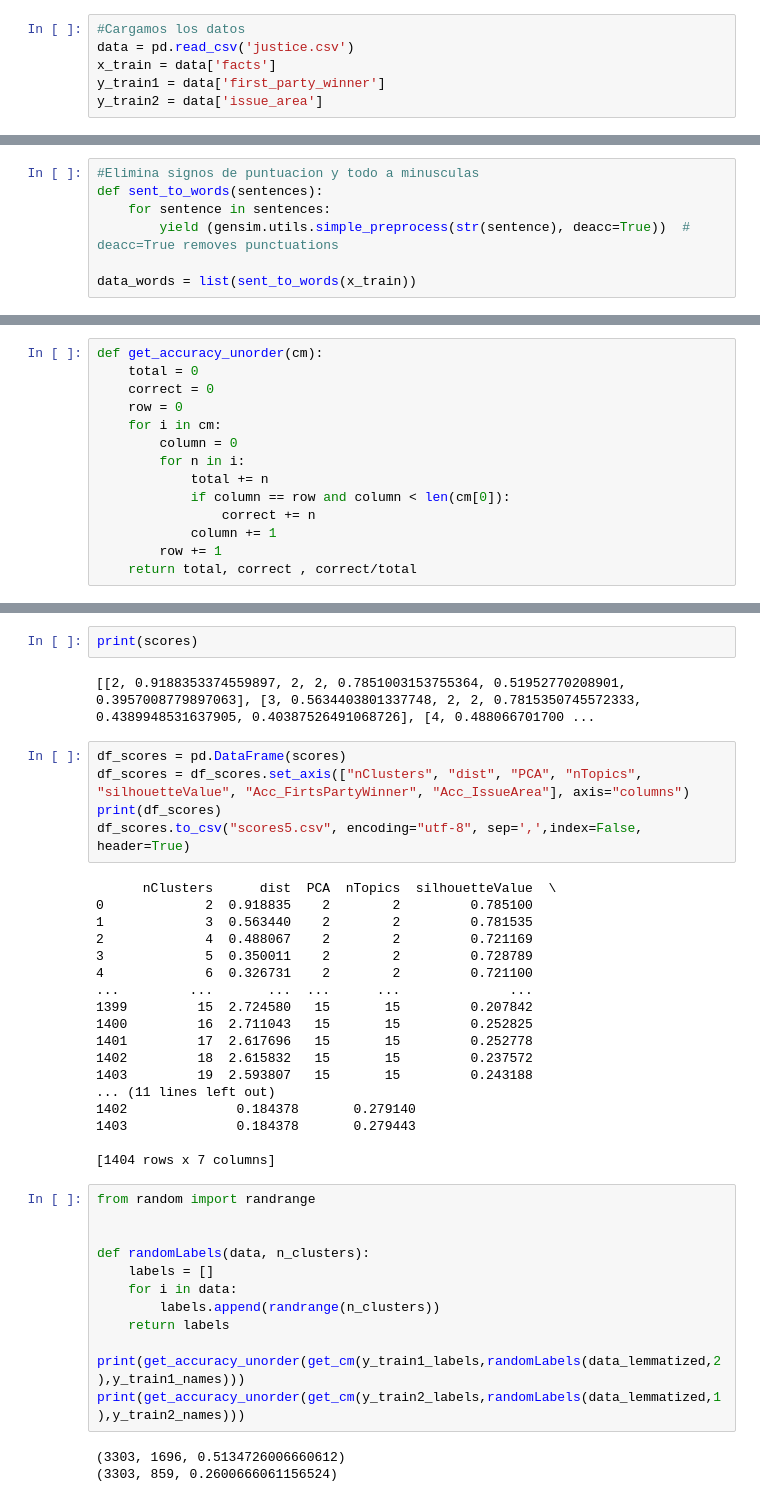
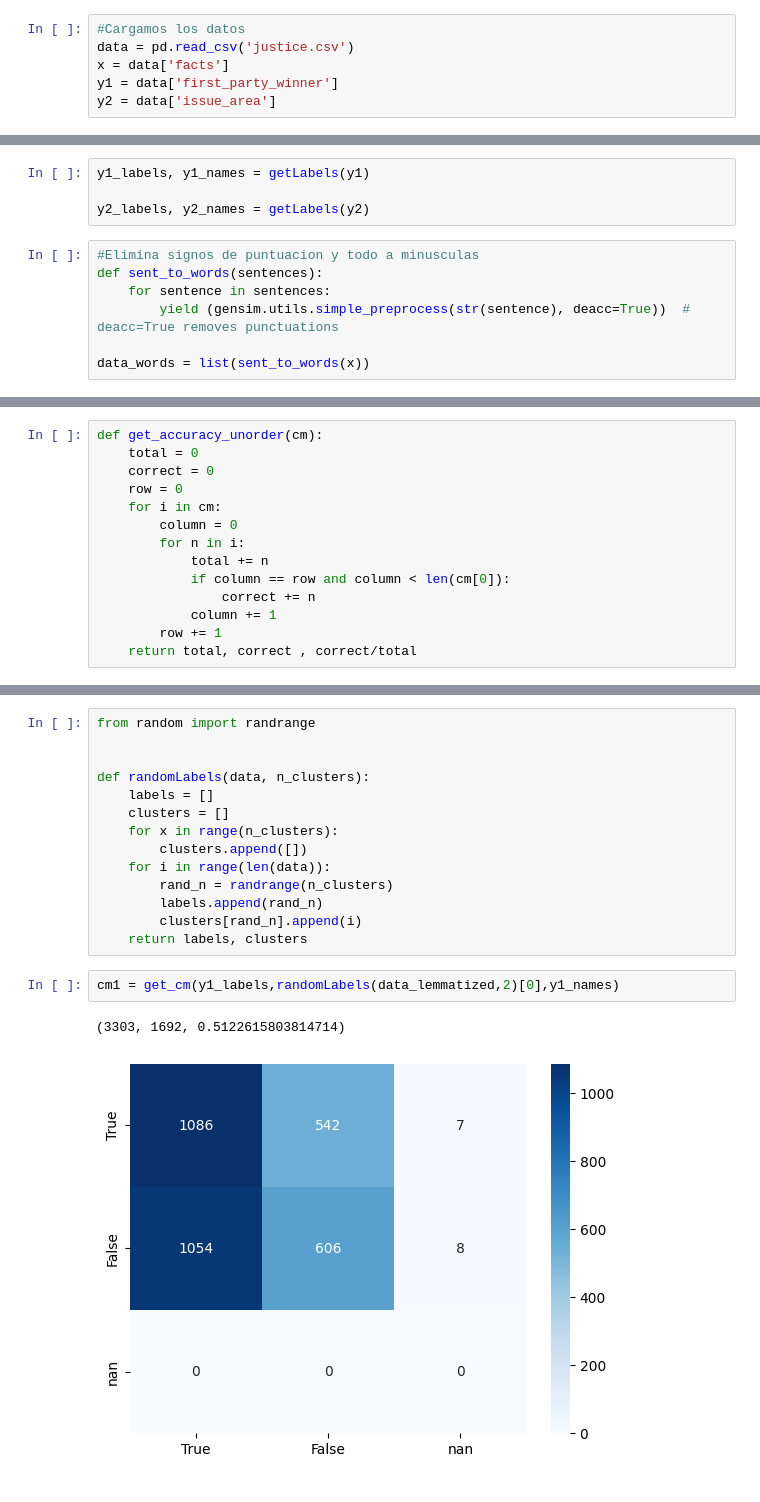
Before and after one commit to korah91/MineriaClustering, a Jupyter notebook: supremeCourt.ipynb, the cells around one changed output, grey strips where cells are left out. Cells and saved outputs as stored; diff of their text form.

```diff
--- a/supremeCourt.ipynb
+++ b/supremeCourt.ipynb
@@ -36,9 +36,9 @@ stop_words = set(stopwords.words("english"))
 # %%
 #Cargamos los datos
 data = pd.read_csv('justice.csv')
-x_train = data['facts']
-y_train1 = data['first_party_winner']
-y_train2 = data['issue_area']
+x = data['facts']
+y1 = data['first_party_winner']
+y2 = data['issue_area']
 # %%
 def getLabels(Y):
     names = []
@@ -55,10 +51,14 @@ y_train2_labels, y_train2_names = getLabels(y_train2)
+# %%
+y1_labels, y1_names = getLabels(y1)
+
+y2_labels, y2_names = getLabels(y2)
 # %%
 #Elimina signos de puntuacion y todo a minusculas
 def sent_to_words(sentences):
     for sentence in sentences:
         yield (gensim.utils.simple_preprocess(str(sentence), deacc=True))  # deacc=True removes punctuations
 
-data_words = list(sent_to_words(x_train))
+data_words = list(sent_to_words(x))
 # %%
 #Eliminamos las stop words
 def remove_stopwords(texts):
@@ -638,42 +622,19 @@ Starting
-# %%
-print(scores)
-# %% [output]
-[[2, 0.9188353374559897, 2, 2, 0.7851003153755364, 0.51952770208901, 0.3957008779897063], [3, 0.5634403801337748, 2, 2, 0.7815350745572333, 0.4389948531637905, 0.40387526491068726], [4, 0.488066701700 ...
-# %%
-df_scores = pd.DataFrame(scores)
-df_scores = df_scores.set_axis(["nClusters", "dist", "PCA", "nTopics", "silhouetteValue", "Acc_FirtsPartyWinner", "Acc_IssueArea"], axis="columns")
-print(df_scores)
-df_scores.to_csv("scores5.csv", encoding="utf-8", sep=',',index=False, header=True)
-# %% [output]
-      nClusters      dist  PCA  nTopics  silhouetteValue  \
-0             2  0.918835    2        2         0.785100
-1             3  0.563440    2        2         0.781535
-2             4  0.488067    2        2         0.721169
-3             5  0.350011    2        2         0.728789
-4             6  0.326731    2        2         0.721100
-...         ...       ...  ...      ...              ...
-1399         15  2.724580   15       15         0.207842
-1400         16  2.711043   15       15         0.252825
-1401         17  2.617696   15       15         0.252778
-1402         18  2.615832   15       15         0.237572
-1403         19  2.593807   15       15         0.243188
-... (11 lines left out)
-1402              0.184378       0.279140
-1403              0.184378       0.279443
-
-[1404 rows x 7 columns]
 # %%
 from random import randrange
 
 
 def randomLabels(data, n_clusters):
     labels = []
-    for i in data:
-        labels.append(randrange(n_clusters))
-    return labels
-
-print(get_accuracy_unorder(get_cm(y_train1_labels,randomLabels(data_lemmatized,2),y_train1_names)))
-print(get_accuracy_unorder(get_cm(y_train2_labels,randomLabels(data_lemmatized,1),y_train2_names)))
+    clusters = []
+    for x in range(n_clusters):
+        clusters.append([])
+    for i in range(len(data)):
+        rand_n = randrange(n_clusters)
+        labels.append(rand_n)
+        clusters[rand_n].append(i)
+    return labels, clusters
-# %% [output]
-(3303, 1696, 0.5134726006660612)
-(3303, 859, 0.2600666061156524)
+# %%
+cm1 = get_cm(y1_labels,randomLabels(data_lemmatized,2)[0],y1_names)
+# %% [output]
+(3303, 1692, 0.5122615803814714)
+[figure, added]
```
Also changed, not shown: parts of 17 cells of this notebook, 6 other files.
